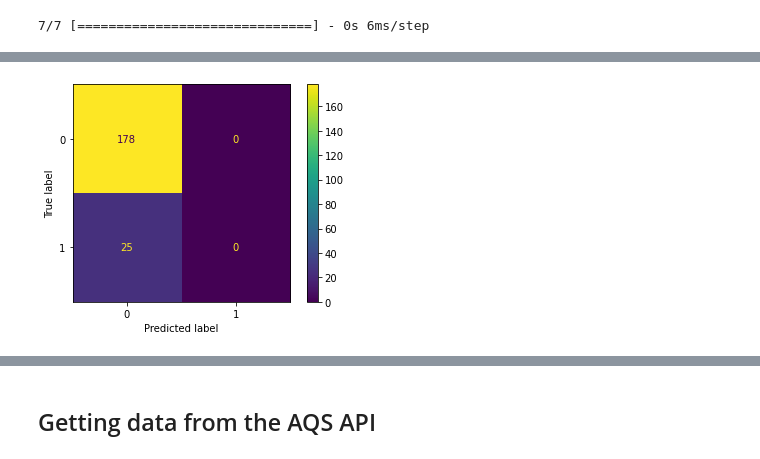
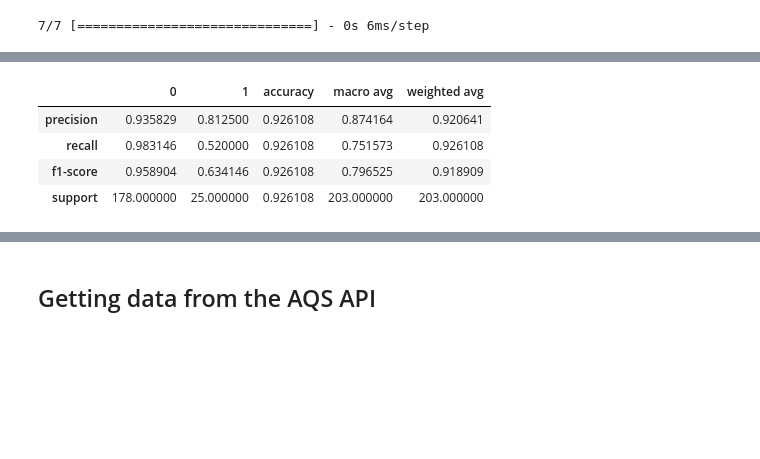
Before and after one commit to wdegraw93/low_birth_weight_vs_aqi_study, a Jupyter notebook: winston.ipynb, the cells around one changed output, grey strips where cells are left out. Cells and saved outputs as stored; diff of their text form; code cells hidden in the pictures; blank space fills up the shorter version.

```diff
--- a/winston.ipynb
+++ b/winston.ipynb
@@ -171,4 +263,8 @@ Length: 203, dtype: int64
-# %%
-ConfusionMatrixDisplay.from_predictions(y_test, y_pred);
-# %% [output]
-[figure, removed]
+# %%
+pd.DataFrame(classification_report(y_test, y_pred,output_dict=True))
+# %% [output]
+|  | 0 | 1 | accuracy | macro avg | weighted avg |
+| precision | 0.935829 | 0.812500 | 0.926108 | 0.874164 | 0.920641 |
+| recall | 0.983146 | 0.520000 | 0.926108 | 0.751573 | 0.926108 |
+| f1-score | 0.958904 | 0.634146 | 0.926108 | 0.796525 | 0.918909 |
+| support | 178.000000 | 25.000000 | 0.926108 | 203.000000 | 203.000000 |
```
Also changed, not shown: parts of 16 cells of this notebook, 7 other files.
